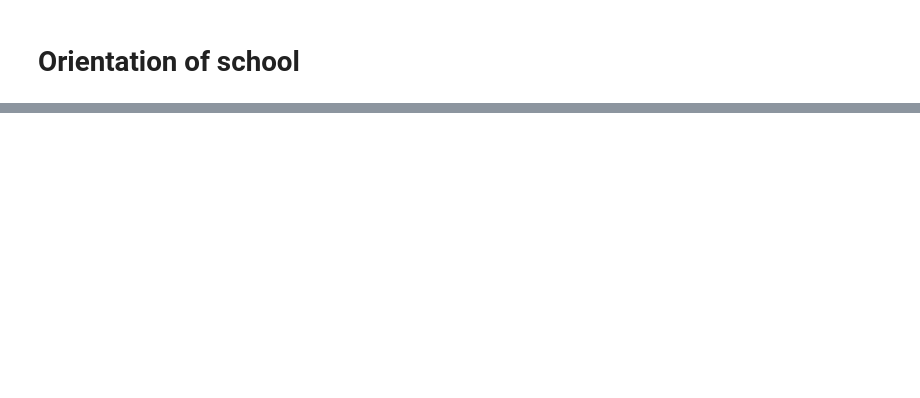
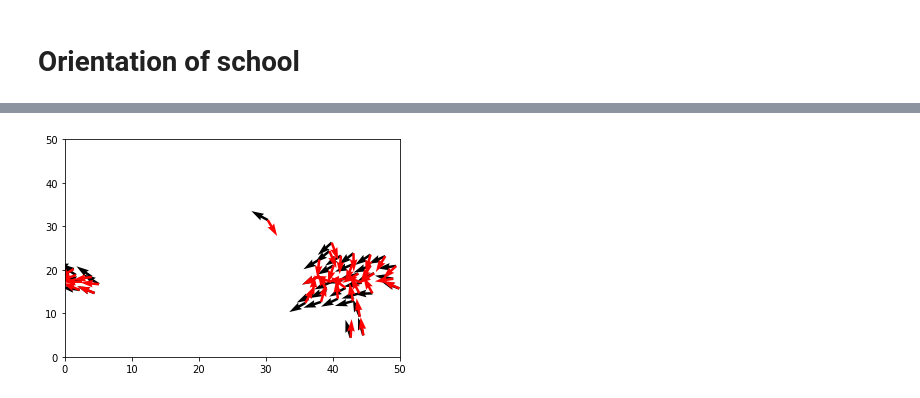
Before and after one commit to awakenting/master-thesis, a Jupyter notebook: code/school_startles_spatial_analysis.ipynb, the cells around one changed output, grey strips where cells are left out. Drawn from its saved outputs; the diff is of its cells as text; code cells hidden in the pictures; blank space fills up the shorter version.

```diff
--- a/code/school_startles_spatial_analysis.ipynb
+++ b/code/school_startles_spatial_analysis.ipynb
@@ -334,3 +380,22 @@ plt.show()
+# %%
+plt.figure()
+t = 75
+distmatrix, dX, dY = CalcDistVecMatrix(pos[t,:,:], L, BC)
+dist_phi = np.arctan2(dY, dX) + np.pi * 1.0
+dist_phi = np.mean(dist_phi, axis=1)
+
+phi_uw = np.zeros((N, 2))
+phi_uw[:, 0] = np.cos(dist_phi)
+phi_uw[:, 1] = np.sin(dist_phi)
+
+plt.quiver(pos[t, :, 0], pos[t, :, 1], uw[t, :, 0], uw[t, :, 1])
+plt.quiver(pos[t, :, 0], pos[t, :, 1], phi_uw[:, 0], phi_uw[:, 1], color='r')
+#plt.colorbar()
+plt.xlim([0, L])
+plt.ylim([0, L])
+plt.show()
+# %% [output]
+[figure, added]
 # %%
 orth_mean_uw_unit
 # %% [output]
```
Also changed, not shown: parts of 20 cells of this notebook, 1 other file.
